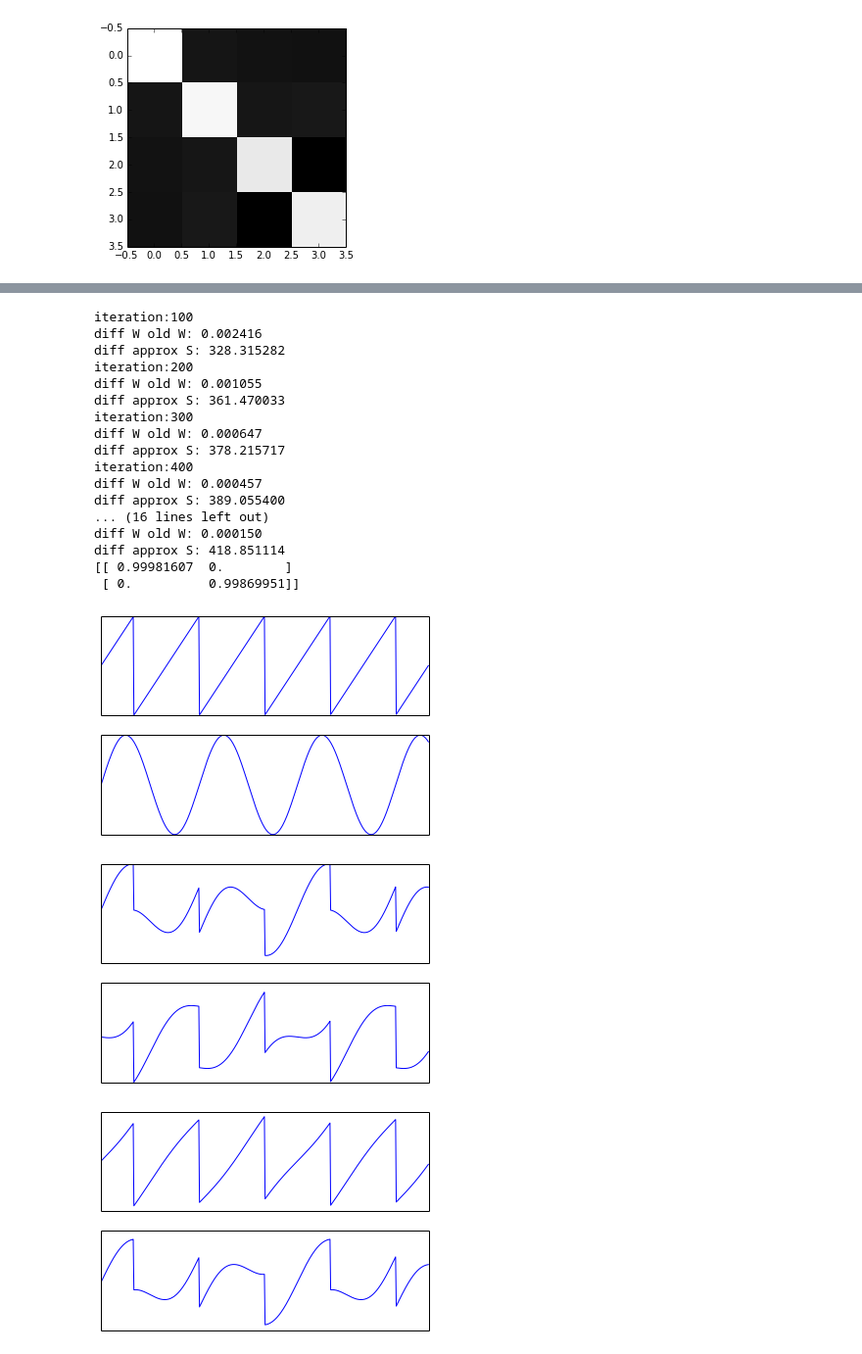
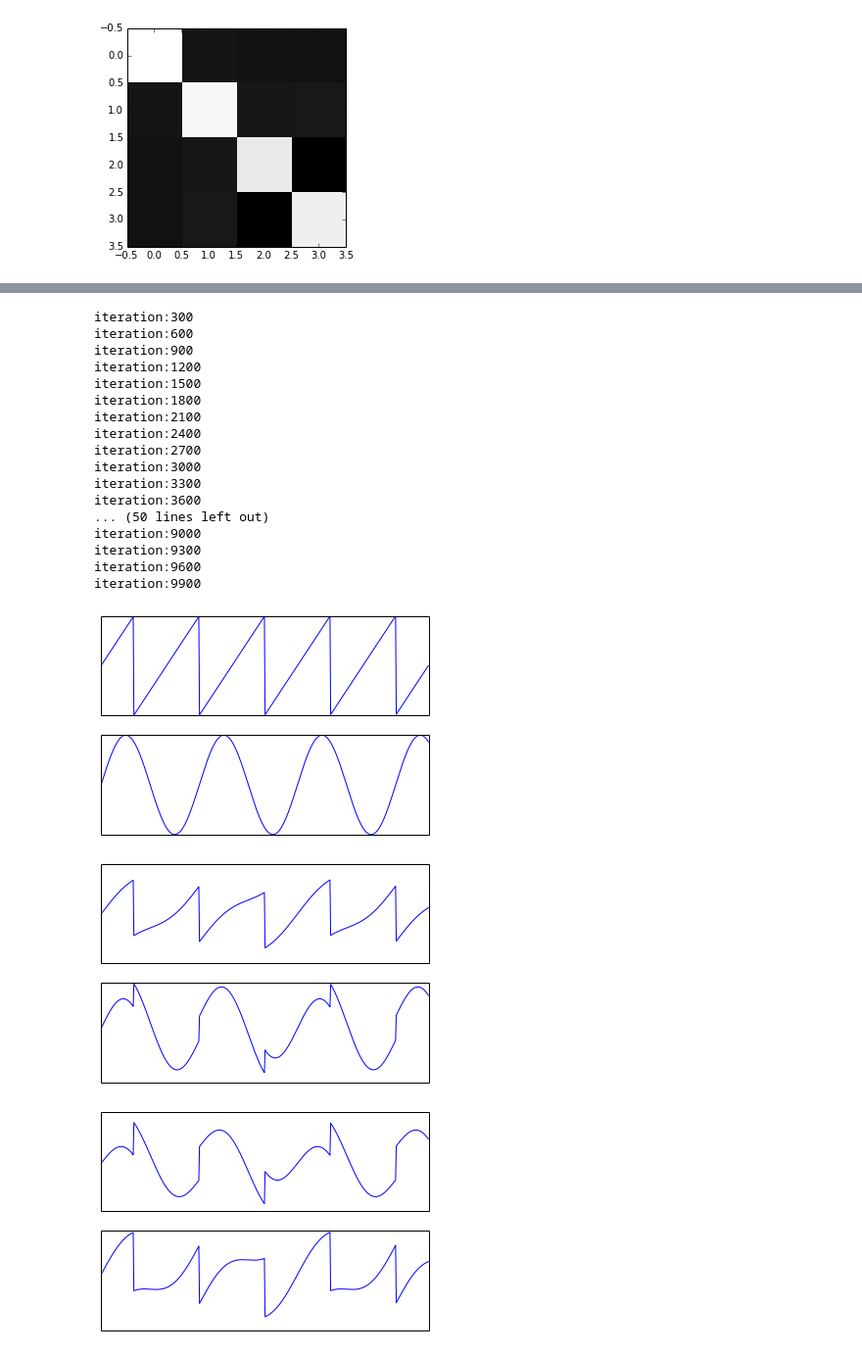
Before and after one commit to stablum/mlpm, a Jupyter notebook: testn3.ipynb, the cells around one changed output, grey strips where cells are left out. Shown at 98% size. Saved outputs shown, nothing was run; the diff lists cells and outputs as text; code cells hidden in the pictures.

```diff
--- a/testn3.ipynb
+++ b/testn3.ipynb
@@ -509,8 +493,8 @@ IndexError: index 4 is out of bounds for axis 0 with size 4
 
 
 epsilon = 0.00001 # stop criterion
-max_iterations = 1000
-learningRate = 0.1
+max_iterations = 10000
+learningRate = 0.01
 
 import copy
 
@@ -568,54 +552,59 @@ def ICA(X, activation_function, learning_rate, maxIterations, S):
         #print "diff:\n%s" % (oldW - W)
         #print "(learningRate * deltaW):\n%s" % (learningRate * deltaW)
 
 
 
         iteration += 1
-        if iteration % 100 == 0:
+        if iteration % 300 == 0:
             print "iteration:%d" % iteration
             Sapprox = dot(W,X)
             #print deltaW
-            sep = W-oldW
-            print "diff W old W: %f" % np.sum(np.absolute(sep))
-            print "diff approx S: %f" % np.sum(np.absolute(Sapprox-S))
+            #sep = W-oldW
+            #print "diff W old W: %f" % np.sum(np.absolute(sep))
+            #print "diff approx S: %f" % np.sum(np.absolute(Sapprox-S))
 
     Sapprox = dot(W,X)
     #print Z
     return Sapprox
 
 def getFakeData():
     source = np.array([[1,1],[2,2],[3,1]])
     mixed = np.array([[2,3],[4,6],[4,7]])
 
 
 #print W
 Xdecorrelated = decorrelation(X)
 Xwhitened = whitening(Xdecorrelated)
 Sdecorrelated = decorrelation(S)
 Swhitened = whitening(Sdecorrelated)
-Sapprox = ICA(Xwhitened, actFunctions[1], learningRate, max_iterations, S)
+Sapprox = ICA(Xwhitened, actFunctions[0], learningRate, max_iterations, S)
 plot_signals(S)
 plot_signals(Xwhitened)
 plot_signals(Sapprox)
-print np.cov(Xwhitened)
+
+Sapprox = ICA(Xwhitened, actFunctions[1], learningRate, max_iterations, S)
+plot_signals(Sapprox)
+
+#Sapprox = ICA(Xwhitened, actFunctions[2], learningRate, max_iterations, S)
+#plot_signals(Sapprox)
 # %% [output]
-iteration:100
-diff W old W: 0.002416
-diff approx S: 328.315282
-iteration:200
-diff W old W: 0.001055
-diff approx S: 361.470033
 iteration:300
-diff W old W: 0.000647
-diff approx S: 378.215717
-iteration:400
-diff W old W: 0.000457
-diff approx S: 389.055400
-... (16 lines left out)
-diff W old W: 0.000150
-diff approx S: 418.851114
-[[ 0.99981607  0.        ]
- [ 0.          0.99869951]]
+iteration:600
+iteration:900
+iteration:1200
+iteration:1500
+iteration:1800
+iteration:2100
+iteration:2400
+iteration:2700
+iteration:3000
+iteration:3300
+iteration:3600
+... (50 lines left out)
+iteration:9000
+iteration:9300
+iteration:9600
+iteration:9900
 [figure]
-[figure, old version]
+[figure, new version]
-[figure, old version]
+[figure, new version]
```
Also changed, not shown: parts of 11 cells of this notebook, 1 other file.
